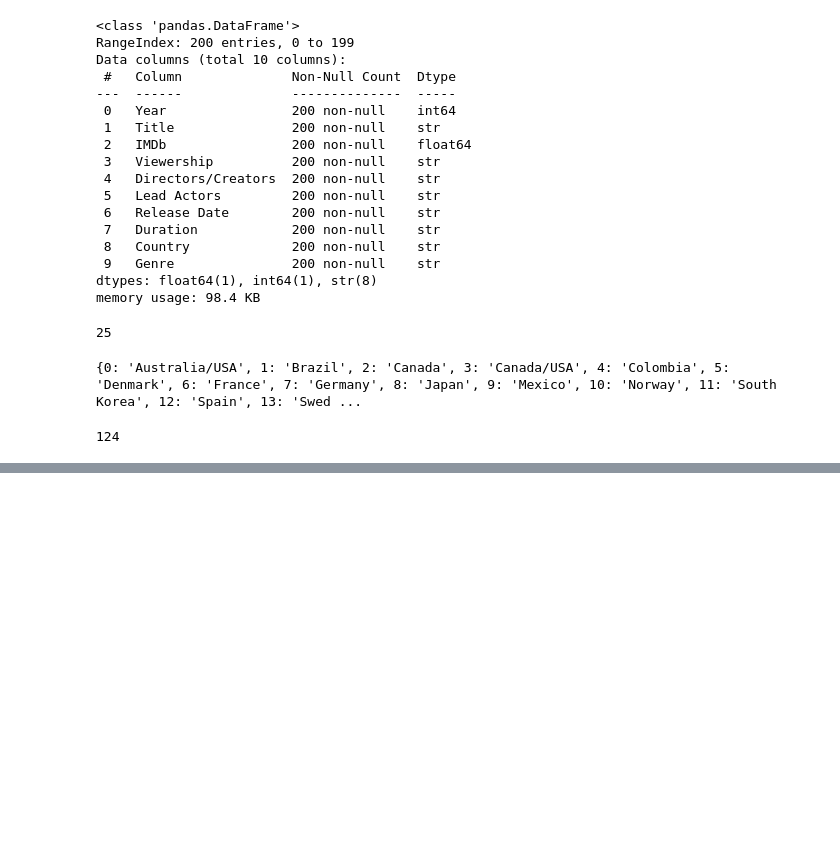
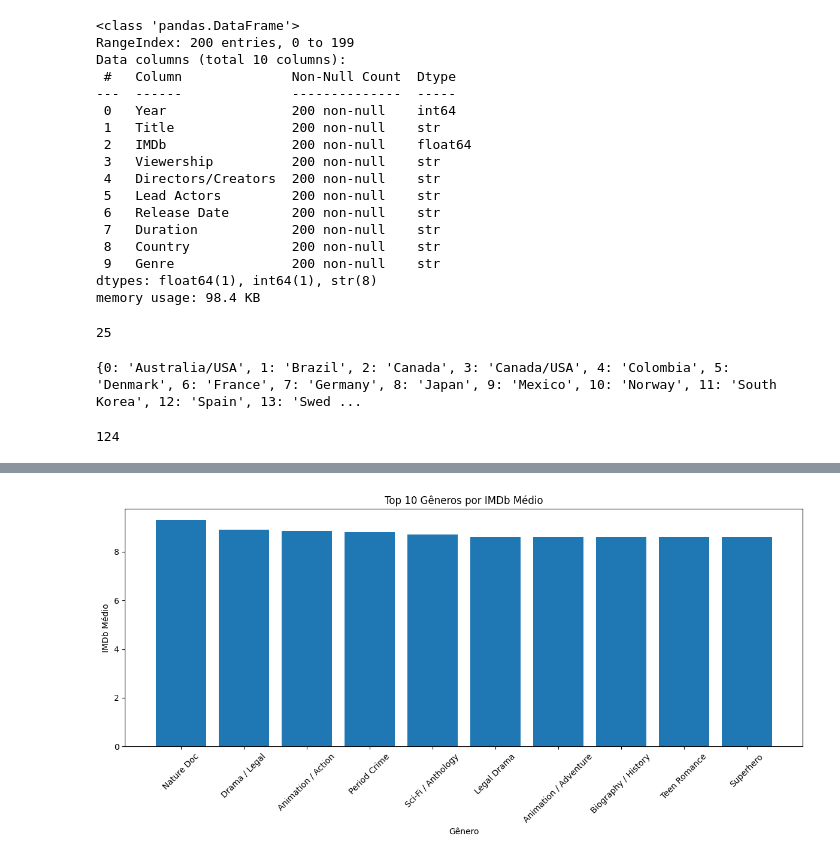
Before and after one commit to guvmancilha-debug/Scitec_Dado-AI, a Jupyter notebook: Atividade02.ipynb, the cells around one changed output, grey strips where cells are left out. Drawn from its saved outputs; the diff is of its cells as text; code cells hidden in the pictures; blank space fills up the shorter version.

```diff
--- a/Atividade02.ipynb
+++ b/Atividade02.ipynb
@@ -72,0 +95,23 @@ memory usage: 66.2 KB
+# %%
+df_generos=df.copy()
+
+df_generos['Genre']=df_generos['Genre'].str.split(',')
+
+df_generos=df_generos.explode('Genre')
+
+df_generos['Genre']=df_generos['Genre'].str.strip()
+
+imdb_genero=(df_generos.groupby('Genre')['IMDb'].mean().sort_values(ascending=False).head(10))
+
+plt.figure(figsize=(12,6))
+plt.bar(imdb_genero.index, imdb_genero.values)
+
+plt.title('Top 10 Gêneros por IMDb Médio')
+plt.xlabel('Gênero')
+plt.ylabel('IMDb Médio')
+
+plt.xticks(rotation=45)
+plt.tight_layout()
+plt.show()
+# %% [output]
+[figure, added]
```
Also changed, not shown: parts of 5 cells of this notebook.
